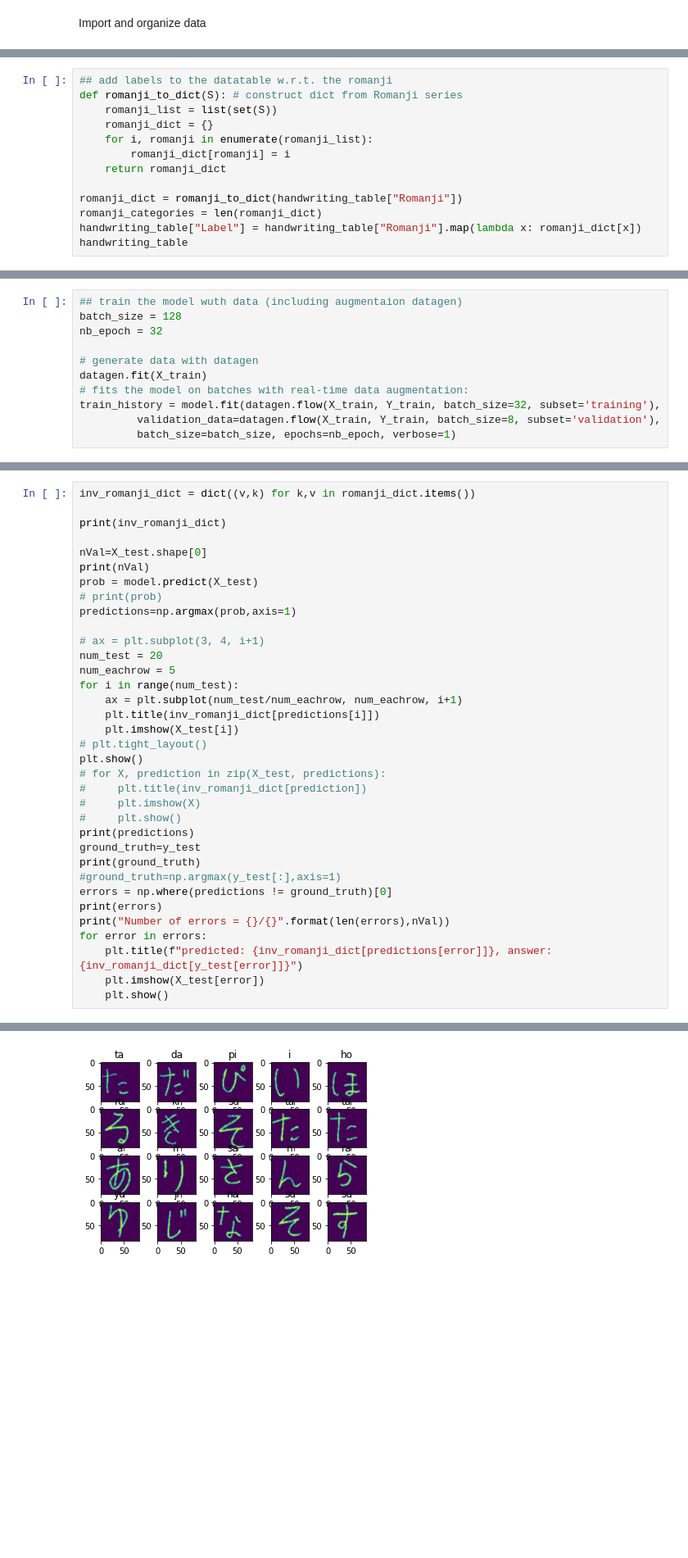
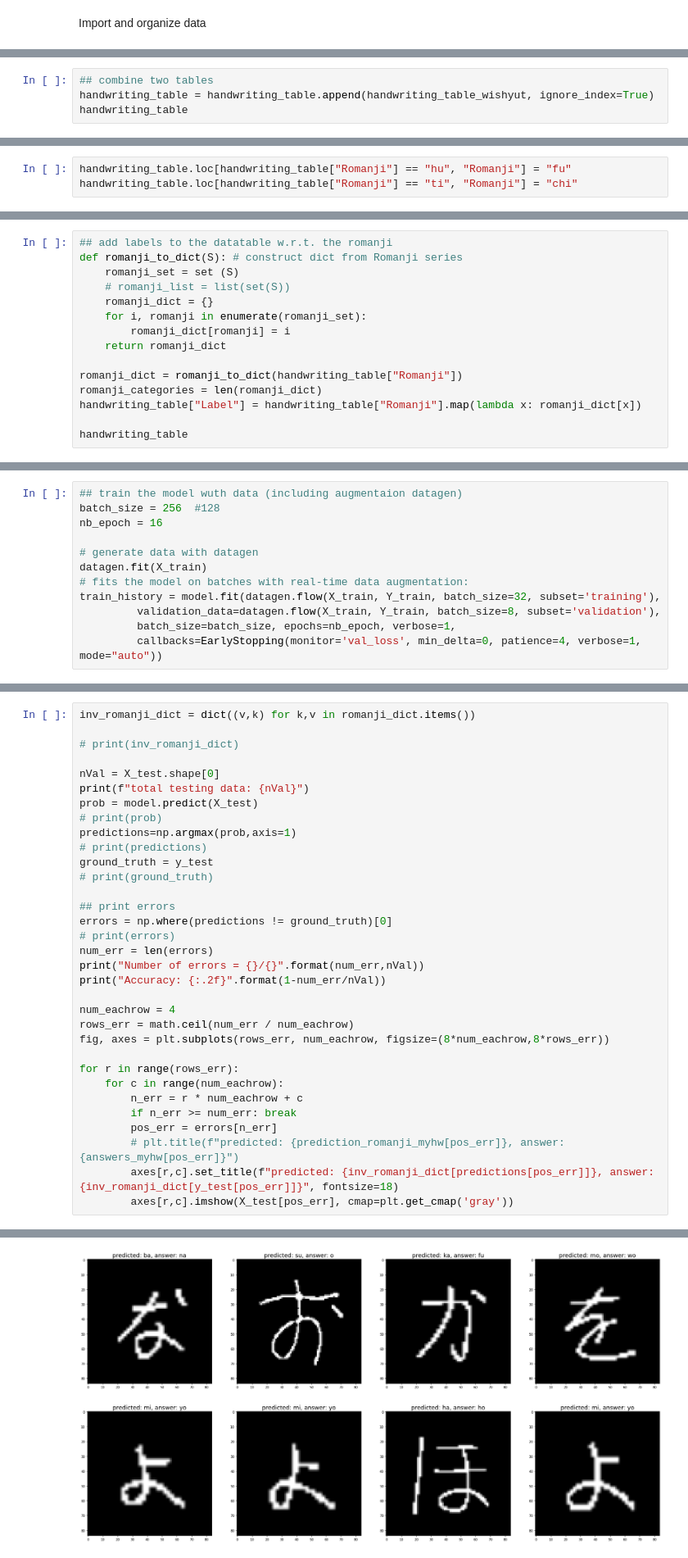
Before and after one commit to tim840818/nihongo_recognition, a Jupyter notebook: hiragana_recognition.ipynb, the cells around one changed output, grey strips where cells are left out. Shown: that part at 82% size. Saved outputs shown, nothing was run; the diff lists cells and outputs as text; blank space fills up the shorter version.

```diff
--- a/hiragana_recognition.ipynb
+++ b/hiragana_recognition.ipynb
@@ -68,0 +119,4 @@ handwriting_table
+# %%
+## combine two tables
+handwriting_table = handwriting_table.append(handwriting_table_wishyut, ignore_index=True)
+handwriting_table
@@ -68,0 +140,3 @@ handwriting_table
+# %%
+handwriting_table.loc[handwriting_table["Romanji"] == "hu", "Romanji"] = "fu"
+handwriting_table.loc[handwriting_table["Romanji"] == "ti", "Romanji"] = "chi"
@@ -69,15 +145,17 @@ handwriting_table
 # %%
 ## add labels to the datatable w.r.t. the romanji
 def romanji_to_dict(S): # construct dict from Romanji series
-    romanji_list = list(set(S))
+    romanji_set = set (S)
+    # romanji_list = list(set(S))
     romanji_dict = {}
-    for i, romanji in enumerate(romanji_list):
+    for i, romanji in enumerate(romanji_set):
         romanji_dict[romanji] = i
     return romanji_dict
 
 romanji_dict = romanji_to_dict(handwriting_table["Romanji"])
 romanji_categories = len(romanji_dict)
 handwriting_table["Label"] = handwriting_table["Romanji"].map(lambda x: romanji_dict[x])
+
 handwriting_table
 # %% [output]
 |  | Handwriting | Filename | Romanji | Label |
@@ -183,12 +284,13 @@ datagen = ImageDataGenerator(
 # %%
 ## train the model wuth data (including augmentaion datagen)
-batch_size = 128
-nb_epoch = 32
+batch_size = 256  #128
+nb_epoch = 16
 
 # generate data with datagen
 datagen.fit(X_train)
 # fits the model on batches with real-time data augmentation:
 train_history = model.fit(datagen.flow(X_train, Y_train, batch_size=32, subset='training'),
          validation_data=datagen.flow(X_train, Y_train, batch_size=8, subset='validation'),
-         batch_size=batch_size, epochs=nb_epoch, verbose=1)
+         batch_size=batch_size, epochs=nb_epoch, verbose=1,
+         callbacks=EarlyStopping(monitor='val_loss', min_delta=0, patience=4, verbose=1, mode="auto"))
 # %% [output]
@@ -239,36 +348,34 @@ Test accuracy: 0.9950000047683716
 # %%
 inv_romanji_dict = dict((v,k) for k,v in romanji_dict.items())
 
-print(inv_romanji_dict)
+# print(inv_romanji_dict)
 
-nVal=X_test.shape[0]
-print(nVal)
+nVal = X_test.shape[0]
+print(f"total testing data: {nVal}")
 prob = model.predict(X_test)
 # print(prob)
 predictions=np.argmax(prob,axis=1)
+# print(predictions)
+ground_truth = y_test
+# print(ground_truth)
 
-# ax = plt.subplot(3, 4, i+1)
-num_test = 20
-num_eachrow = 5
-for i in range(num_test):
-    ax = plt.subplot(num_test/num_eachrow, num_eachrow, i+1)
-    plt.title(inv_romanji_dict[predictions[i]])
-    plt.imshow(X_test[i])
-# plt.tight_layout()
-plt.show()
-# for X, prediction in zip(X_test, predictions):
-#     plt.title(inv_romanji_dict[prediction])
-#     plt.imshow(X)
-#     plt.show()
-print(predictions)
-ground_truth=y_test
-print(ground_truth)
-#ground_truth=np.argmax(y_test[:],axis=1)
+## print errors
 errors = np.where(predictions != ground_truth)[0]
-print(errors)
-print("Number of errors = {}/{}".format(len(errors),nVal))
-for error in errors:
-    plt.title(f"predicted: {inv_romanji_dict[predictions[error]]}, answer: {inv_romanji_dict[y_test[error]]}")
-    plt.imshow(X_test[error])
-    plt.show()
+# print(errors)
+num_err = len(errors)
+print("Number of errors = {}/{}".format(num_err,nVal))
+print("Accuracy: {:.2f}".format(1-num_err/nVal))
+
+num_eachrow = 4
+rows_err = math.ceil(num_err / num_eachrow)
+fig, axes = plt.subplots(rows_err, num_eachrow, figsize=(8*num_eachrow,8*rows_err))
+
+for r in range(rows_err):
+    for c in range(num_eachrow):
+        n_err = r * num_eachrow + c
+        if n_err >= num_err: break
+        pos_err = errors[n_err]
+        # plt.title(f"predicted: {prediction_romanji_myhw[pos_err]}, answer: {answers_myhw[pos_err]}")
+        axes[r,c].set_title(f"predicted: {inv_romanji_dict[predictions[pos_err]]}, answer: {inv_romanji_dict[y_test[pos_err]]}", fontsize=18)
+        axes[r,c].imshow(X_test[pos_err], cmap=plt.get_cmap('gray'))
 # %% [output]
@@ -277 +385 @@ for error in errors:
-[figure, old version]
+[figure, new version]
```
Also changed, not shown: parts of 37 cells of this notebook.
